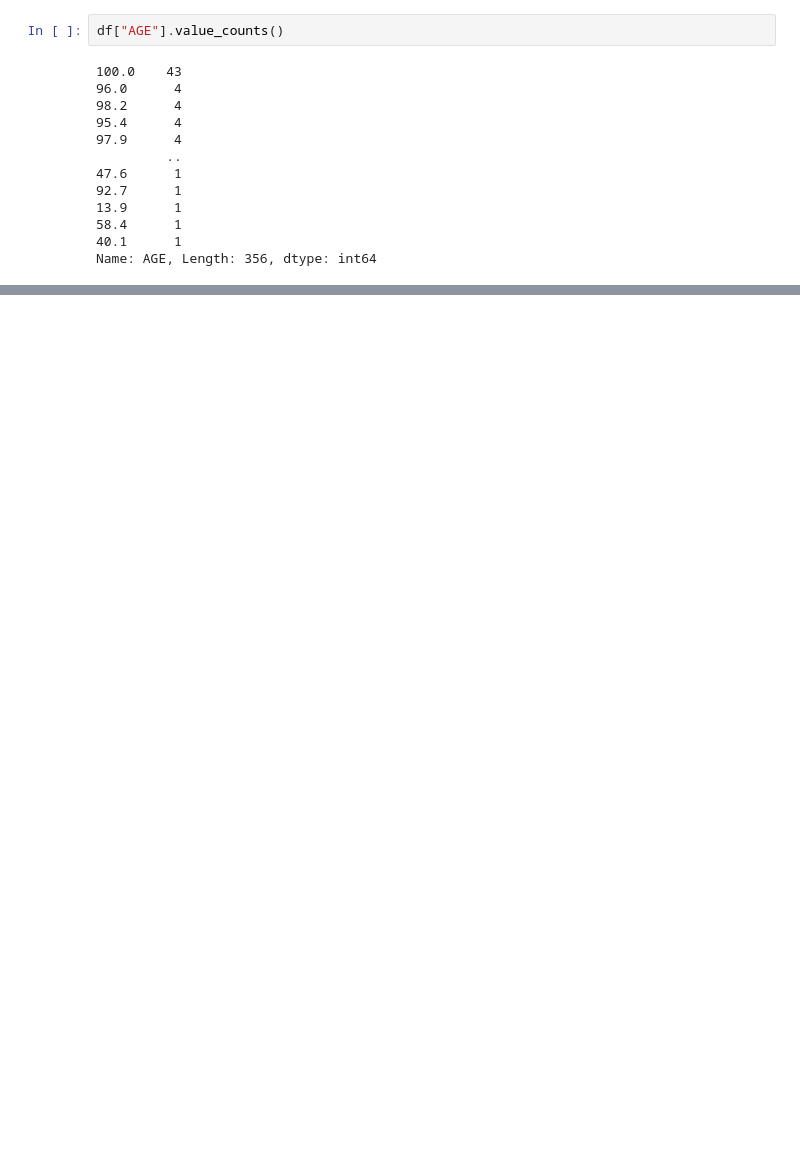
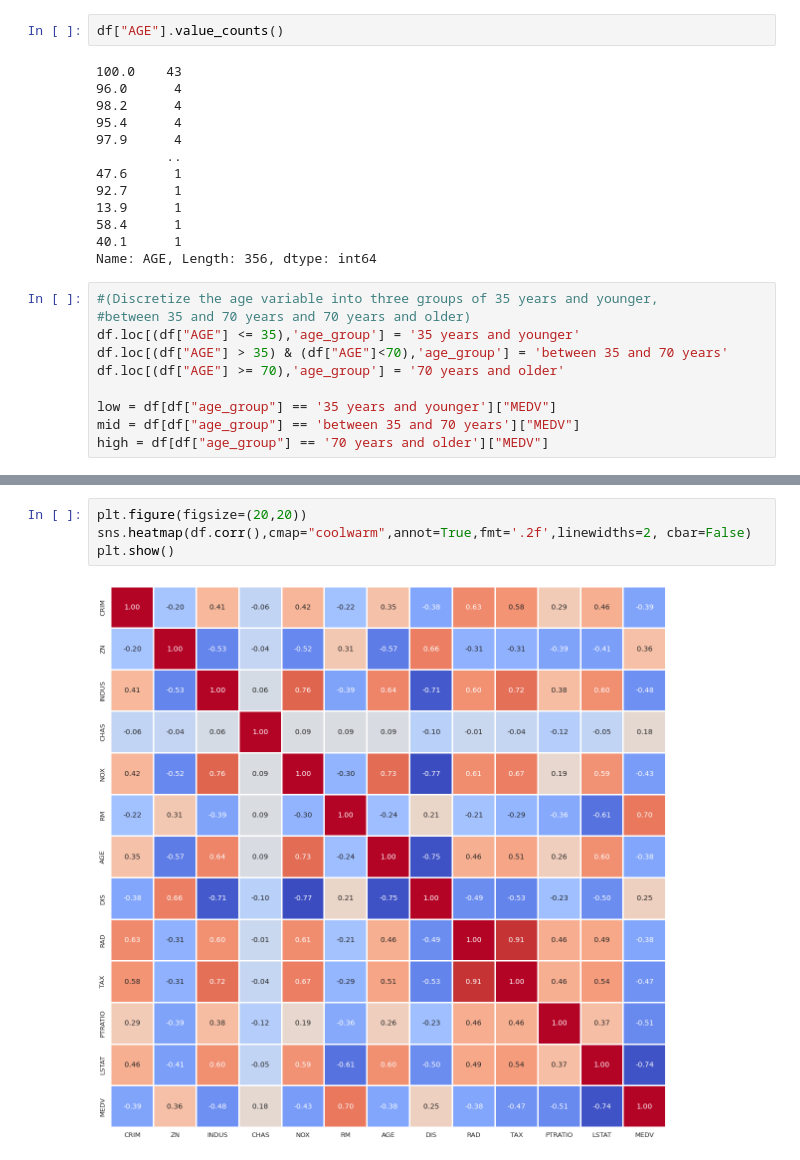
Before and after one commit to LucianPopaLVP/IBM-Statistics---Final-Project---Boston-Housing-Assignment, a Jupyter notebook: boston_housing_final_project.ipynb, the cells around one changed output, grey strips where cells are left out. Saved outputs shown, nothing was run; the diff lists cells and outputs as text; blank space fills up the shorter version.

```diff
--- a/boston_housing_final_project.ipynb
+++ b/boston_housing_final_project.ipynb
@@ -352,3 +358,13 @@ df["AGE"].value_counts()
 58.4      1
 40.1      1
 Name: AGE, Length: 356, dtype: int64
+# %%
+#(Discretize the age variable into three groups of 35 years and younger,
+#between 35 and 70 years and 70 years and older)
+df.loc[(df["AGE"] <= 35),'age_group'] = '35 years and younger'
+df.loc[(df["AGE"] > 35) & (df["AGE"]<70),'age_group'] = 'between 35 and 70 years'
+df.loc[(df["AGE"] >= 70),'age_group'] = '70 years and older'
+
+low = df[df["age_group"] == '35 years and younger']["MEDV"]
+mid = df[df["age_group"] == 'between 35 and 70 years']["MEDV"]
+high = df[df["age_group"] == '70 years and older']["MEDV"]
@@ -354,0 +484,6 @@ Name: AGE, Length: 356, dtype: int64
+# %%
+plt.figure(figsize=(20,20))
+sns.heatmap(df.corr(),cmap="coolwarm",annot=True,fmt='.2f',linewidths=2, cbar=False)
+plt.show()
+# %% [output]
+[figure, added]
```
Also changed, not shown: parts of 19 cells of this notebook.
